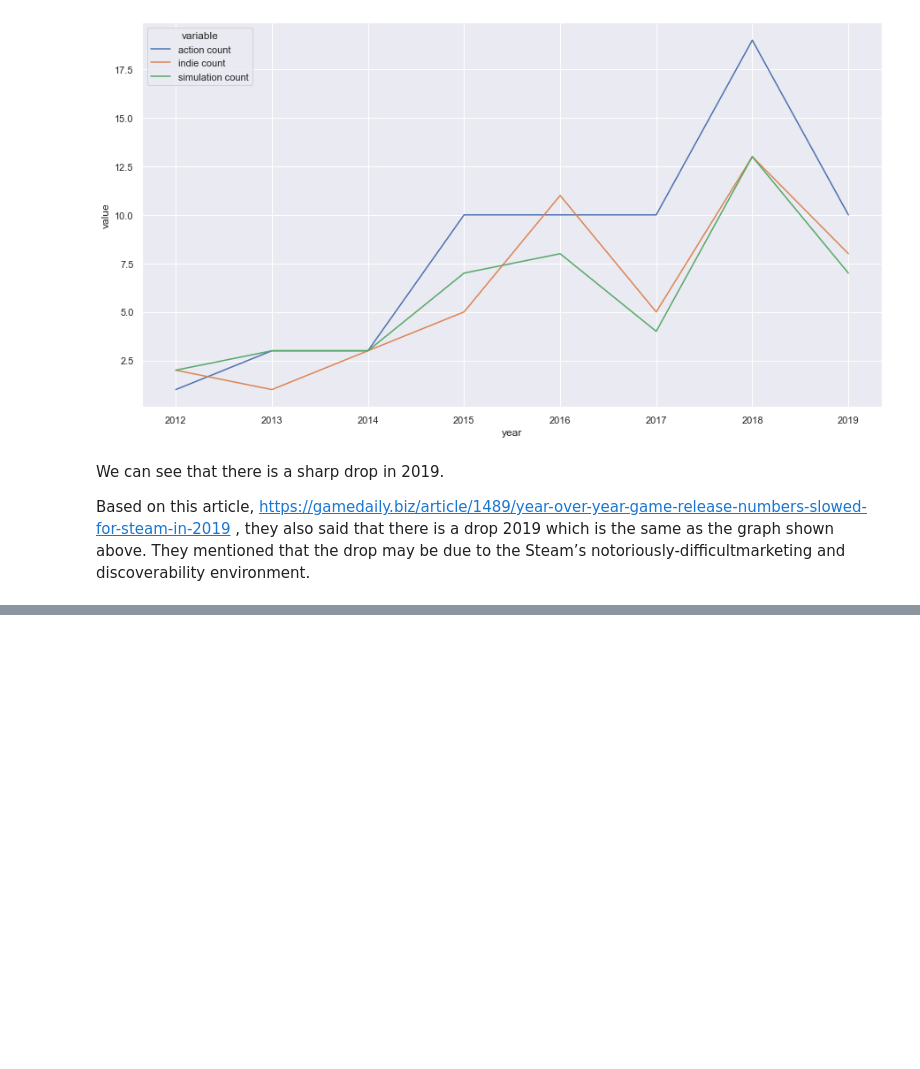
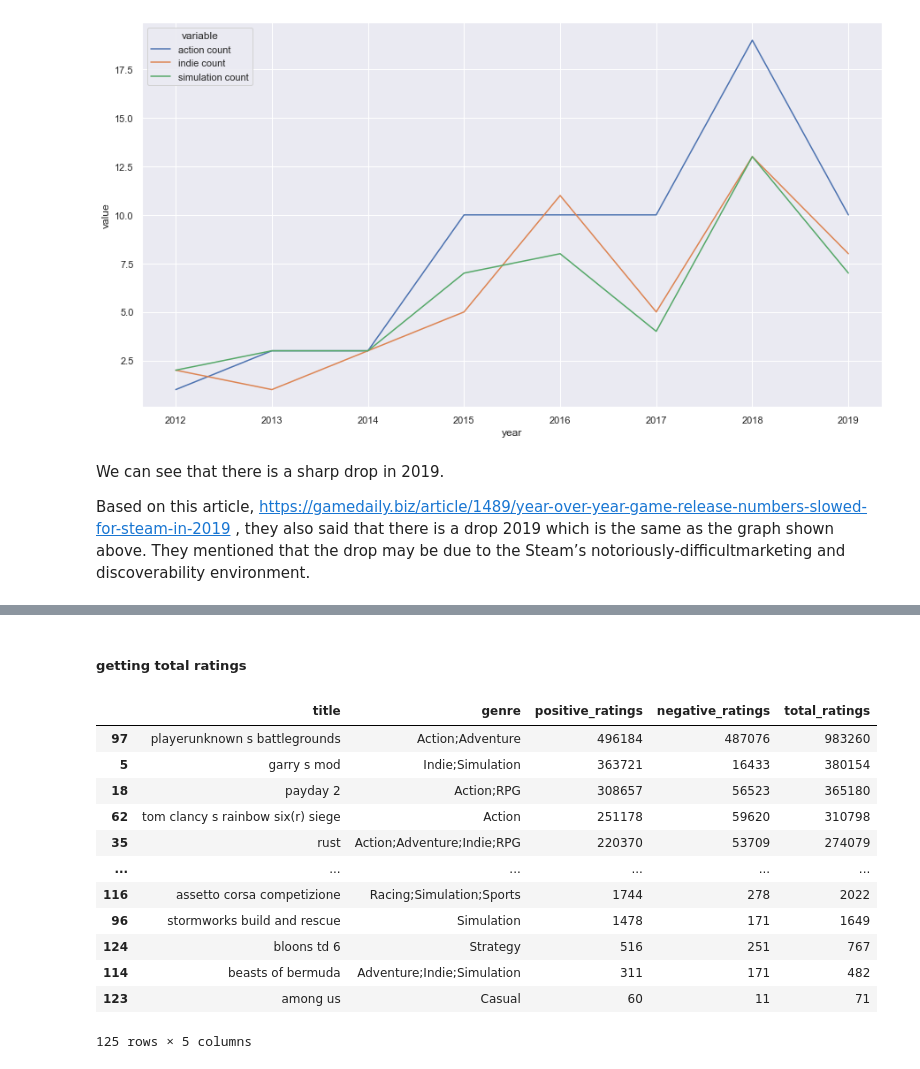
Before and after one commit to pyaepyaelily/videoGame, a Jupyter notebook: videoGame.ipynb, the cells around one changed output, grey strips where cells are left out. Drawn from its saved outputs; the diff is of its cells as text; code cells hidden in the pictures; blank space fills up the shorter version.

```diff
--- a/videoGame.ipynb
+++ b/videoGame.ipynb
@@ -89,17 +90,28 @@ steamData_Title_Rating
 # %%
+#Genre
 matchTitleGenre = steamGames_Title_Genre.title.isin(steamCombinedReviews_Title_Reviews.title)
 steamMatchTitleGenre = steamGames_Title_Genre[matchTitleGenre]
+
+
+#Rating
+matchTitleRating = steamData_Title_Rating.title.isin(steamCombinedReviews_Title_Reviews.title)
+steamMatchTitleRating = steamData_Title_Rating[matchTitleRating]
+
+steamMatchTitleRating.to_excel("test.xlsx")
 # %% [markdown]
 ##### dropping duplicate values
 # %%
+#Genre
 steamUniqueTitleGenre = steamMatchTitleGenre.drop_duplicates(['title'])
 steamUniqueTitleGenre = steamUniqueTitleGenre.reset_index(drop=True)
 
-steamUniqueTitleGenre
+#Rating
+steamUniqueTitleRating = steamMatchTitleRating.reset_index(drop=True)
+
+#Drop nan rows
 nan_value = float("NaN")
 steamUniqueTitleGenre.replace("", nan_value, inplace=True)
-steamUniqueTitleGenre.info()
+steamUniqueTitleGenre.dropna(subset = ["genre"], inplace=True)
 
-steamUniqueTitleGenre.dropna(subset = ["genre"], inplace=True)
-steamUniqueTitleGenre
-#steamUniqueTitleGenre.to_excel("output.xlsx")
+steamUniqueTitleRating.replace("", nan_value, inplace=True)
+steamUniqueTitleRating.dropna(subset = ["title"], inplace=True)
@@ -343,0 +347,23 @@ plt.show()
+# %% [markdown]
+##### getting total ratings
+# %%
+sum_column = steamUniqueTitleRating["positive_ratings"] + steamUniqueTitleRating["negative_ratings"]
+steamUniqueTitleRating["total_ratings"] = sum_column
+steamUniqueTitleRating
+
+# sort the dataframe based on total_ratings
+steamUniqueTitleRating.sort_values(by=['total_ratings'], ascending=False)
+# %% [output]
+|  | title | genre | positive_ratings | negative_ratings | total_ratings |
+| 97 | playerunknown s battlegrounds | Action;Adventure | 496184 | 487076 | 983260 |
+| 5 | garry s mod | Indie;Simulation | 363721 | 16433 | 380154 |
+| 18 | payday 2 | Action;RPG | 308657 | 56523 | 365180 |
+| 62 | tom clancy s rainbow six(r) siege | Action | 251178 | 59620 | 310798 |
+| 35 | rust | Action;Adventure;Indie;RPG | 220370 | 53709 | 274079 |
+| ... | ... | ... | ... | ... | ... |
+| 116 | assetto corsa competizione | Racing;Simulation;Sports | 1744 | 278 | 2022 |
+| 96 | stormworks build and rescue | Simulation | 1478 | 171 | 1649 |
+| 124 | bloons td 6 | Strategy | 516 | 251 | 767 |
+| 114 | beasts of bermuda | Adventure;Indie;Simulation | 311 | 171 | 482 |
+| 123 | among us | Casual | 60 | 11 | 71 |
+125 rows × 5 columns
```
Also changed, not shown: parts of 16 cells of this notebook.
